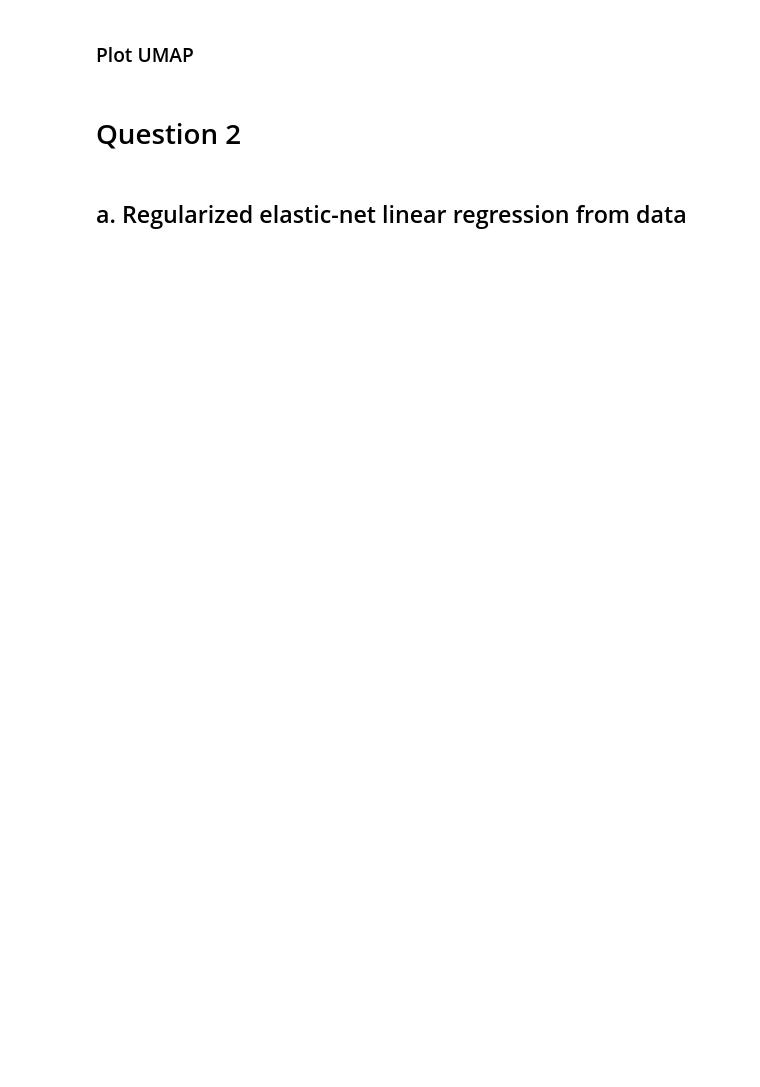
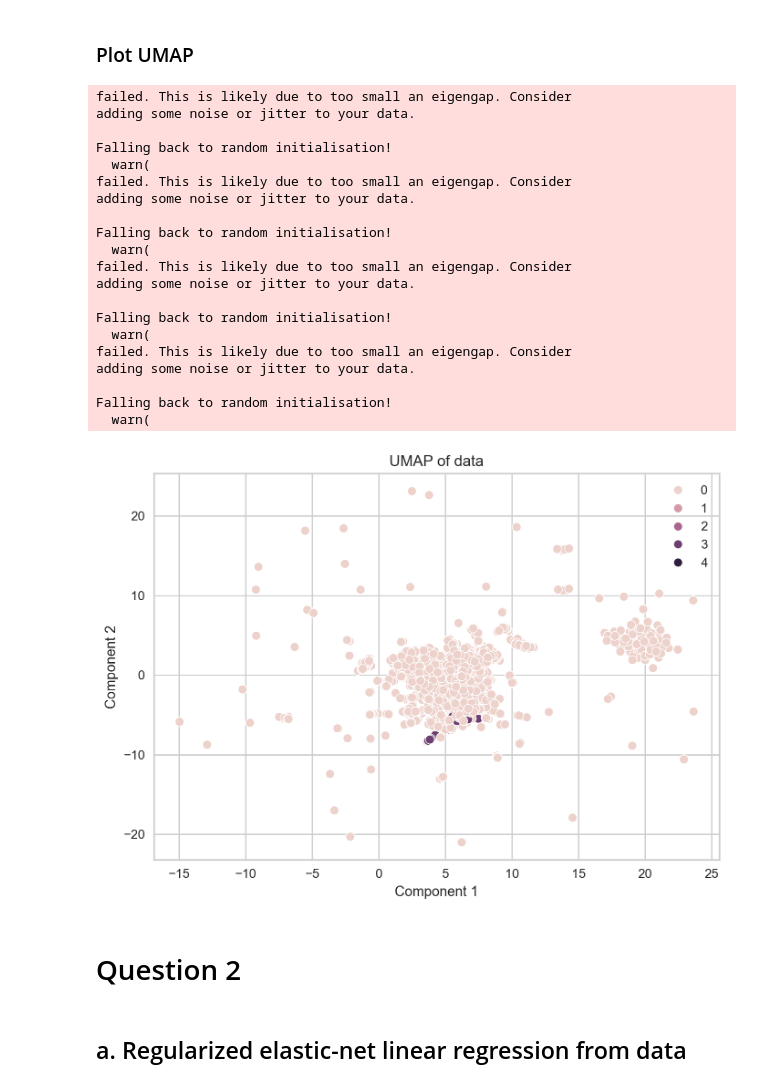
Before and after one commit to andytyuan2/DATASCI-3000, a Jupyter notebook: Coursework_Final.ipynb, the cells around one changed output. Cells and saved outputs as stored; diff of their text form; code cells hidden in the pictures; blank space fills up the shorter version.

```diff
--- a/Coursework_Final.ipynb
+++ b/Coursework_Final.ipynb
@@ -306,6 +340,9 @@ param_grid = {
     'metric': ['euclidean', 'cosine']
 }
 
+data_scaled_sample = data_scaled.sample(n=10000, random_state=2025)
+cluster_labels_scaled = KClusterer.fit_predict(data_scaled_sample)
+
 best_score = -1
 best_params = {}
 best_embedding = None
@@ -314,9 +351,9 @@ best_embedding = None
 for n in param_grid['n_neighbors']:
     for d in param_grid['min_dist']:
         for m in param_grid['metric']:
-            reducer = umap.UMAP(n_neighbors=n, min_dist=d, metric=m, random_state=2025)
-            embedding = reducer.fit_transform(np.asarray(data_scaled.todense()))
-            score = silhouette_score(embedding, cluster_labels)
+            reducer = umap.UMAP(n_neighbors=n, min_dist=d, metric=m, random_state=2025, n_jobs=1, verbose=0)
+            embedding = reducer.fit_transform(np.asarray(data_scaled_sample))
+            score = silhouette_score(embedding, cluster_labels_scaled)
             if score > best_score:
                 best_score = score
                 best_params = {'n_neighbors': n, 'min_dist': d, 'metric': m}
@@ -326,23 +382,45 @@ print(f"Best parameters: {best_params}, Silhouette score: {best_score:.3f}")
 # %% [markdown]
 ### Plot UMAP
 # %%
-reducer = umap.UMAP(n_neighbors=10,              # Number of neareast neighbours to use. (set to best)
+reducer = umap.UMAP(n_neighbors=5,              # Number of neareast neighbours to use. (set to best)
                     n_components=2,              # Number of components. UMAP is robust to larger values
-                    metric='cosine',             # Metric to use. (set to best)
+                    metric='euclidean',             # Metric to use. (set to best)
                     n_epochs=1000,               # Iterations. Set to convergence. None implies either 200 or 500.
                     min_dist=0.1,                # Minimum distance embedded points. Smaller makes clumps, larger, sparseness. (set to best)
                     spread=1.0,                  # Scale to combine with min_dist
                     low_memory=False,             # Run slower, but with less memory.
                     n_jobs=-1,                   # Cores to use
                     verbose=0                 # Verbosity
                    )
-UMAP_embedding = reducer.fit_transform(data_scaled)
+UMAP_embedding = reducer.fit_transform(data_scaled_sample)
 
 sns.scatterplot(x=UMAP_embedding[:, 0], y=UMAP_embedding[:, 1], hue=cluster_labels_scaled)
 plt.xlabel("Component 1")
 plt.ylabel("Component 2")
 plt.title("UMAP of data")
 plt.show()
+# %% [output]
+failed. This is likely due to too small an eigengap. Consider
+adding some noise or jitter to your data.
+
+Falling back to random initialisation!
+  warn(
+failed. This is likely due to too small an eigengap. Consider
+adding some noise or jitter to your data.
+
+Falling back to random initialisation!
+  warn(
+failed. This is likely due to too small an eigengap. Consider
+adding some noise or jitter to your data.
+
+Falling back to random initialisation!
+  warn(
+failed. This is likely due to too small an eigengap. Consider
+adding some noise or jitter to your data.
+
+Falling back to random initialisation!
+  warn(
+[figure, added]
 # %% [markdown]
 # Question 2
 # %% [markdown]
```
Also changed, not shown: parts of 12 cells of this notebook.
